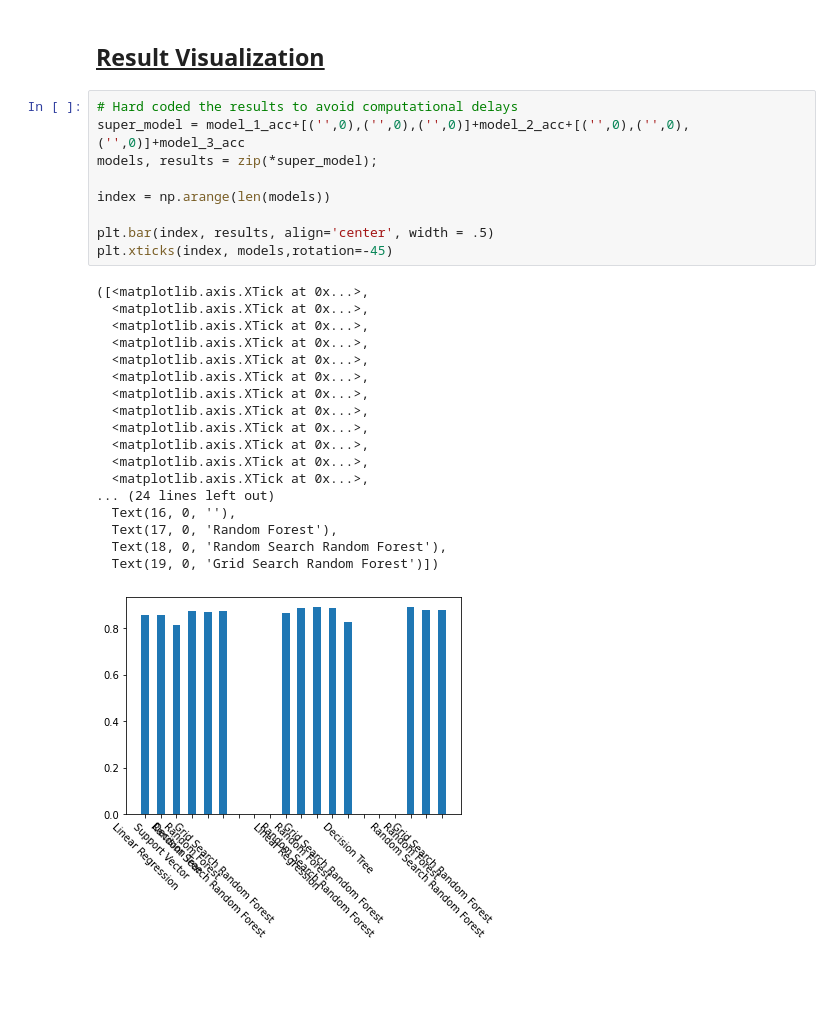
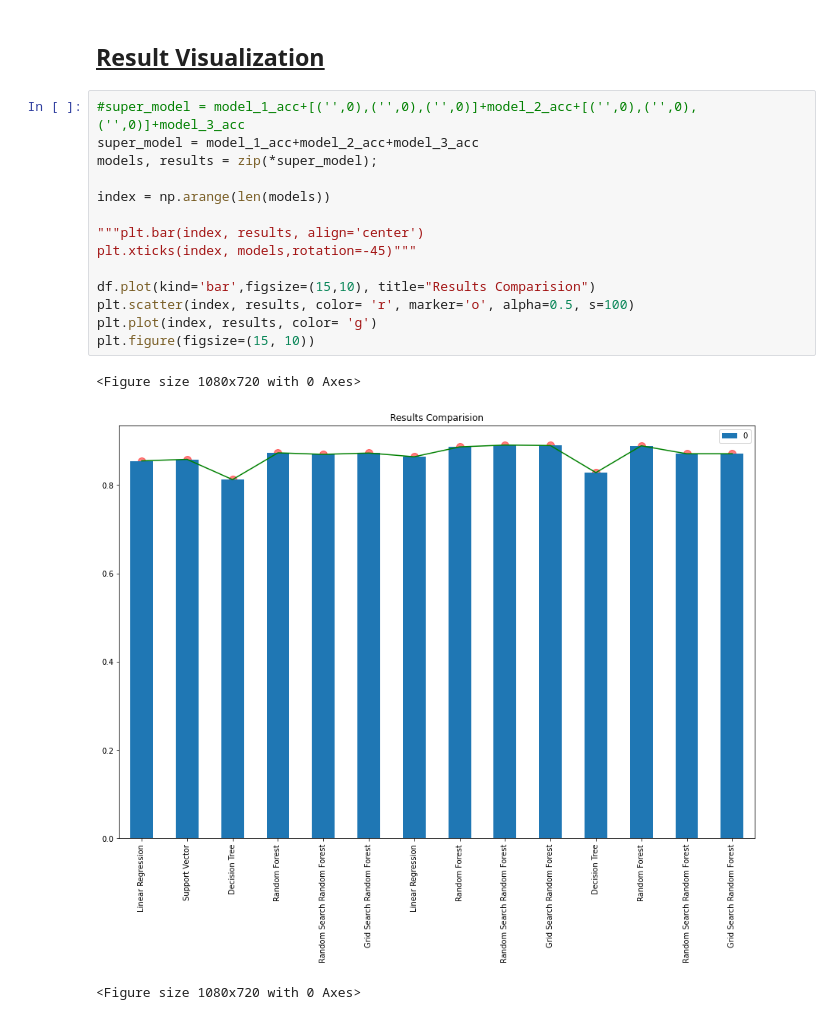
Before and after one commit to finesebastian/CS675_Midterm, a Jupyter notebook: CS675_Midterm_Project.ipynb, the cells around one changed output. Cells and saved outputs as stored; diff of their text form; blank space fills up the shorter version.

```diff
--- a/CS675_Midterm_Project.ipynb
+++ b/CS675_Midterm_Project.ipynb
@@ -1465,31 +1465,21 @@ R-squared Error: 0.8917657971855405
 # %% [markdown]
 ## <u>Result Visualization</u>
 # %%
-# Hard coded the results to avoid computational delays
-super_model = model_1_acc+[('',0),('',0),('',0)]+model_2_acc+[('',0),('',0),('',0)]+model_3_acc
+#super_model = model_1_acc+[('',0),('',0),('',0)]+model_2_acc+[('',0),('',0),('',0)]+model_3_acc
+super_model = model_1_acc+model_2_acc+model_3_acc
 models, results = zip(*super_model);
 
 index = np.arange(len(models))
 
-plt.bar(index, results, align='center', width = .5)
-plt.xticks(index, models,rotation=-45)
+"""plt.bar(index, results, align='center')
+plt.xticks(index, models,rotation=-45)"""
+
+df.plot(kind='bar',figsize=(15,10), title="Results Comparision")
+plt.scatter(index, results, color= 'r', marker='o', alpha=0.5, s=100)
+plt.plot(index, results, color= 'g')
+plt.figure(figsize=(15, 10))
 # %% [output]
-([<matplotlib.axis.XTick at 0x...>,
-  <matplotlib.axis.XTick at 0x...>,
-  <matplotlib.axis.XTick at 0x...>,
-  <matplotlib.axis.XTick at 0x...>,
-  <matplotlib.axis.XTick at 0x...>,
-  <matplotlib.axis.XTick at 0x...>,
-  <matplotlib.axis.XTick at 0x...>,
-  <matplotlib.axis.XTick at 0x...>,
-  <matplotlib.axis.XTick at 0x...>,
-  <matplotlib.axis.XTick at 0x...>,
-  <matplotlib.axis.XTick at 0x...>,
-  <matplotlib.axis.XTick at 0x...>,
-... (24 lines left out)
-  Text(16, 0, ''),
-  Text(17, 0, 'Random Forest'),
-  Text(18, 0, 'Random Search Random Forest'),
-  Text(19, 0, 'Grid Search Random Forest')])
+<Figure size 1080x720 with 0 Axes>
-[figure, old version]
+[figure, new version]
+<Figure size 1080x720 with 0 Axes>
 # %% [markdown]
```
Also changed, not shown: parts of 28 cells of this notebook.
